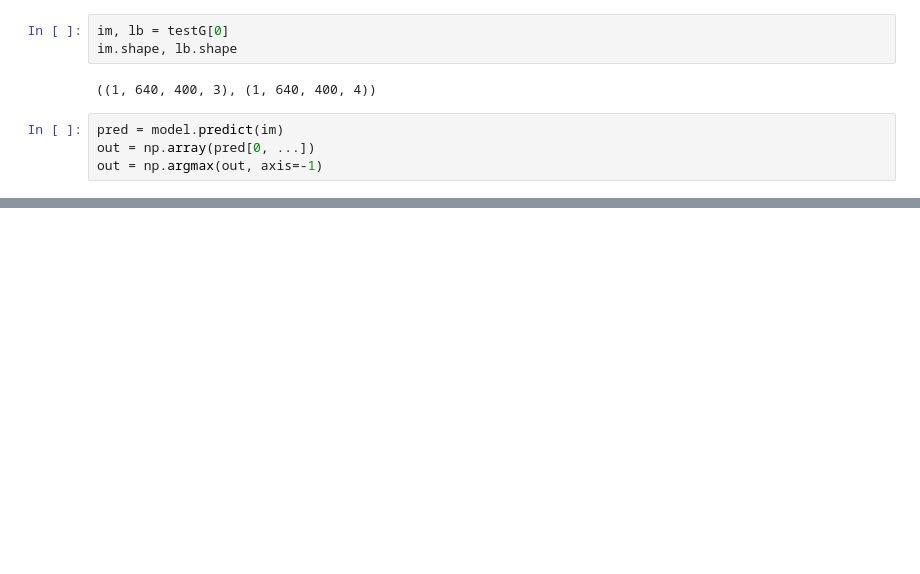
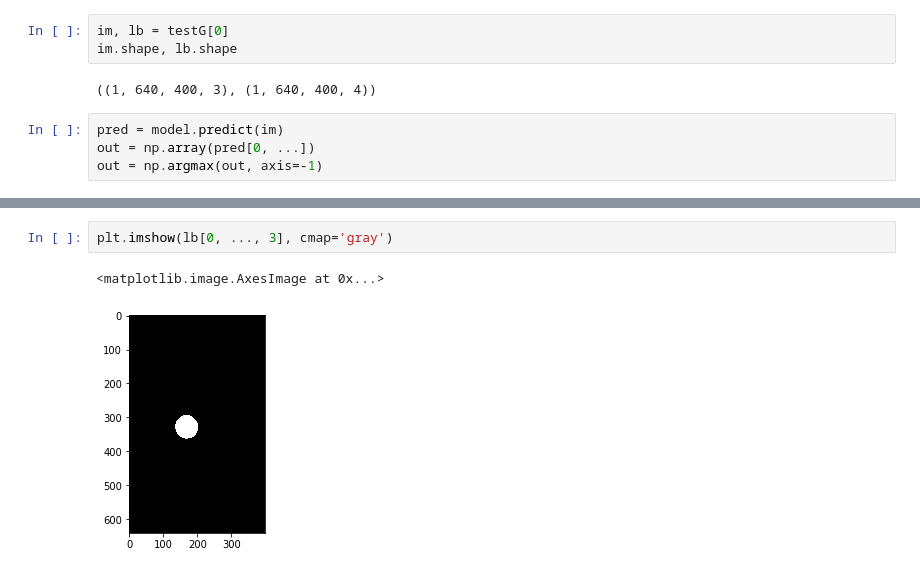
Before and after one commit to Choapinus/fc_keras, a Jupyter notebook: eval_model.ipynb, the cells around one changed output, grey strips where cells are left out. Drawn from its saved outputs; the diff is of its cells as text; blank space fills up the shorter version.

```diff
--- a/eval_model.ipynb
+++ b/eval_model.ipynb
@@ -63,0 +75,5 @@ plt.imshow(pred[0, ..., 0])
+# %%
+plt.imshow(lb[0, ..., 3], cmap='gray')
+# %% [output]
+<matplotlib.image.AxesImage at 0x...>
+[figure, added]
```
Also changed, not shown: parts of 8 cells of this notebook, 2 other files.
